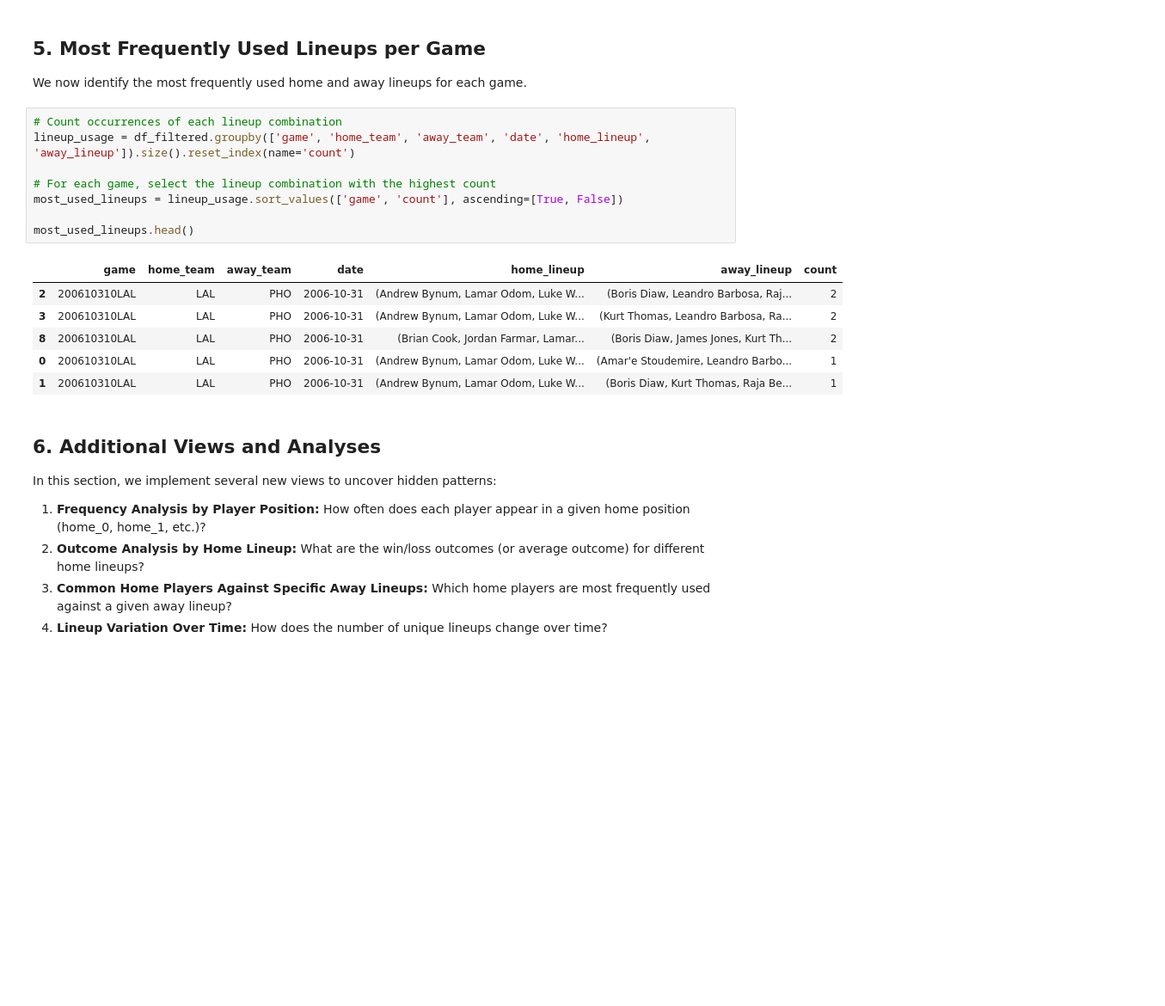
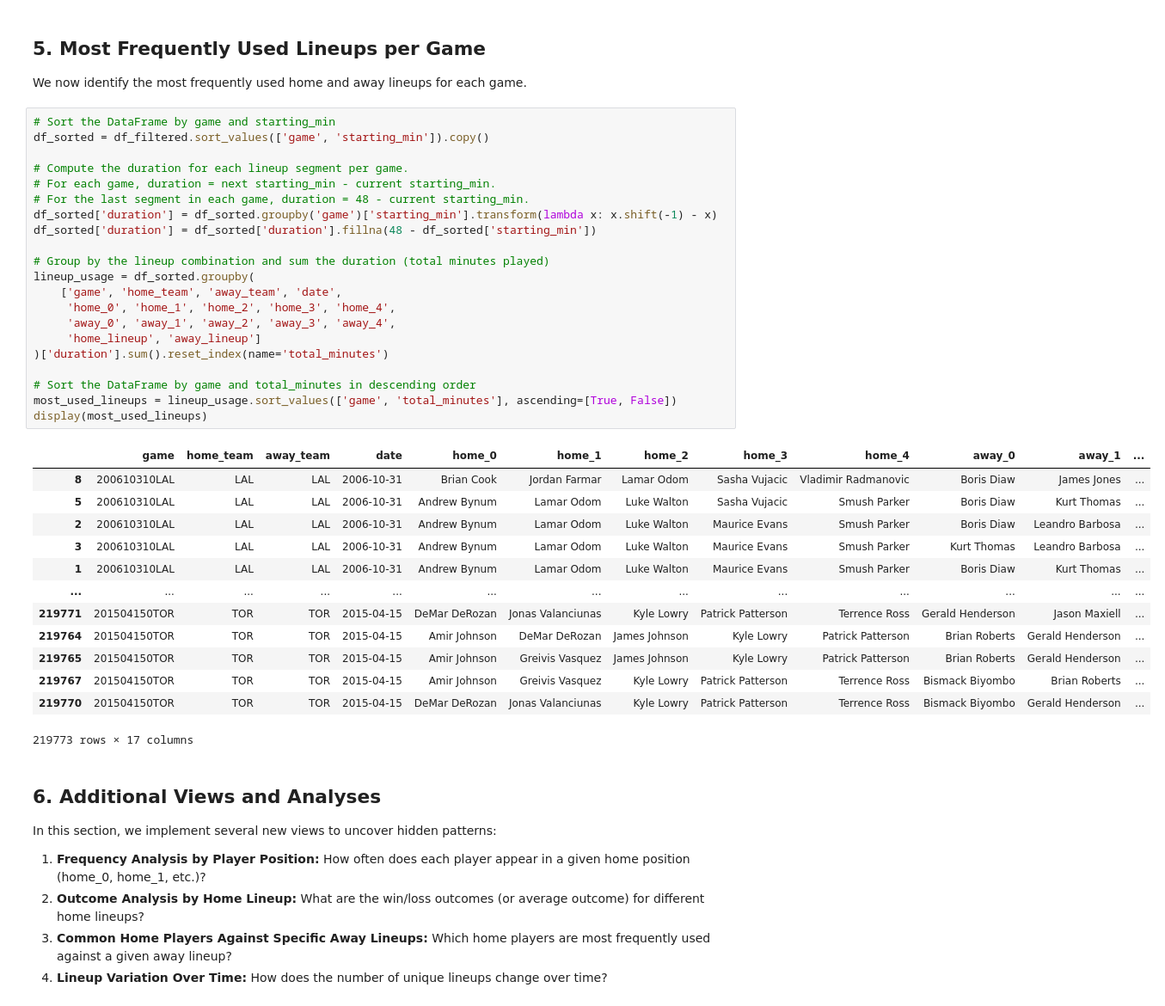
Before and after one commit to rrishabsingh02/ML-NBALineupPrediction, a Jupyter notebook: notebooks/data-analysis-rishab.ipynb, the cells around one changed output. Shown at 86% size. Saved outputs shown, nothing was run; the diff lists cells and outputs as text; blank space fills up the shorter version.

Commit message:
prepping test data

```diff
--- a/notebooks/data-analysis-rishab.ipynb
+++ b/notebooks/data-analysis-rishab.ipynb
@@ -176,21 +179,41 @@ df_filtered
 ## 5. Most Frequently Used Lineups per Game
 
 We now identify the most frequently used home and away lineups for each game.
-# %%
-# Count occurrences of each lineup combination
-lineup_usage = df_filtered.groupby(['game', 'home_team', 'away_team', 'date', 'home_lineup', 'away_lineup']).size().reset_index(name='count')
-
-# For each game, select the lineup combination with the highest count
-most_used_lineups = lineup_usage.sort_values(['game', 'count'], ascending=[True, False])
-
-most_used_lineups.head()
-# %% [output]
-|  | game | home_team | away_team | date | home_lineup | away_lineup | count |
-| 2 | 200610310LAL | LAL | PHO | 2006-10-31 | (Andrew Bynum, Lamar Odom, Luke W... | (Boris Diaw, Leandro Barbosa, Raj... | 2 |
-| 3 | 200610310LAL | LAL | PHO | 2006-10-31 | (Andrew Bynum, Lamar Odom, Luke W... | (Kurt Thomas, Leandro Barbosa, Ra... | 2 |
-| 8 | 200610310LAL | LAL | PHO | 2006-10-31 | (Brian Cook, Jordan Farmar, Lamar... | (Boris Diaw, James Jones, Kurt Th... | 2 |
-| 0 | 200610310LAL | LAL | PHO | 2006-10-31 | (Andrew Bynum, Lamar Odom, Luke W... | (Amar'e Stoudemire, Leandro Barbo... | 1 |
-| 1 | 200610310LAL | LAL | PHO | 2006-10-31 | (Andrew Bynum, Lamar Odom, Luke W... | (Boris Diaw, Kurt Thomas, Raja Be... | 1 |
+# %%
+# Sort the DataFrame by game and starting_min
+df_sorted = df_filtered.sort_values(['game', 'starting_min']).copy()
+
+# Compute the duration for each lineup segment per game.
+# For each game, duration = next starting_min - current starting_min.
+# For the last segment in each game, duration = 48 - current starting_min.
+df_sorted['duration'] = df_sorted.groupby('game')['starting_min'].transform(lambda x: x.shift(-1) - x)
+df_sorted['duration'] = df_sorted['duration'].fillna(48 - df_sorted['starting_min'])
+
+# Group by the lineup combination and sum the duration (total minutes played)
+lineup_usage = df_sorted.groupby(
+    ['game', 'home_team', 'away_team', 'date',
+     'home_0', 'home_1', 'home_2', 'home_3', 'home_4',
+     'away_0', 'away_1', 'away_2', 'away_3', 'away_4',
+     'home_lineup', 'away_lineup']
+)['duration'].sum().reset_index(name='total_minutes')
+
+# Sort the DataFrame by game and total_minutes in descending order
+most_used_lineups = lineup_usage.sort_values(['game', 'total_minutes'], ascending=[True, False])
+display(most_used_lineups)
+# %% [output]
+|  | game | home_team | away_team | date | home_0 | home_1 | home_2 | home_3 | home_4 | away_0 | away_1 | ... |
+| 8 | 200610310LAL | LAL | LAL | 2006-10-31 | Brian Cook | Jordan Farmar | Lamar Odom | Sasha Vujacic | Vladimir Radmanovic | Boris Diaw | James Jones | ... |
+| 5 | 200610310LAL | LAL | LAL | 2006-10-31 | Andrew Bynum | Lamar Odom | Luke Walton | Sasha Vujacic | Smush Parker | Boris Diaw | Kurt Thomas | ... |
+| 2 | 200610310LAL | LAL | LAL | 2006-10-31 | Andrew Bynum | Lamar Odom | Luke Walton | Maurice Evans | Smush Parker | Boris Diaw | Leandro Barbosa | ... |
+| 3 | 200610310LAL | LAL | LAL | 2006-10-31 | Andrew Bynum | Lamar Odom | Luke Walton | Maurice Evans | Smush Parker | Kurt Thomas | Leandro Barbosa | ... |
+| 1 | 200610310LAL | LAL | LAL | 2006-10-31 | Andrew Bynum | Lamar Odom | Luke Walton | Maurice Evans | Smush Parker | Boris Diaw | Kurt Thomas | ... |
+| ... | ... | ... | ... | ... | ... | ... | ... | ... | ... | ... | ... | ... |
+| 219771 | 201504150TOR | TOR | TOR | 2015-04-15 | DeMar DeRozan | Jonas Valanciunas | Kyle Lowry | Patrick Patterson | Terrence Ross | Gerald Henderson | Jason Maxiell | ... |
+| 219764 | 201504150TOR | TOR | TOR | 2015-04-15 | Amir Johnson | DeMar DeRozan | James Johnson | Kyle Lowry | Patrick Patterson | Brian Roberts | Gerald Henderson | ... |
+| 219765 | 201504150TOR | TOR | TOR | 2015-04-15 | Amir Johnson | Greivis Vasquez | James Johnson | Kyle Lowry | Patrick Patterson | Brian Roberts | Gerald Henderson | ... |
+| 219767 | 201504150TOR | TOR | TOR | 2015-04-15 | Amir Johnson | Greivis Vasquez | Kyle Lowry | Patrick Patterson | Terrence Ross | Bismack Biyombo | Brian Roberts | ... |
+| 219770 | 201504150TOR | TOR | TOR | 2015-04-15 | DeMar DeRozan | Jonas Valanciunas | Kyle Lowry | Patrick Patterson | Terrence Ross | Bismack Biyombo | Gerald Henderson | ... |
+219773 rows × 17 columns
 # %% [markdown]
 ## 6. Additional Views and Analyses
 
```
Also changed, not shown: parts of 46 cells of this notebook, 4 other files.
